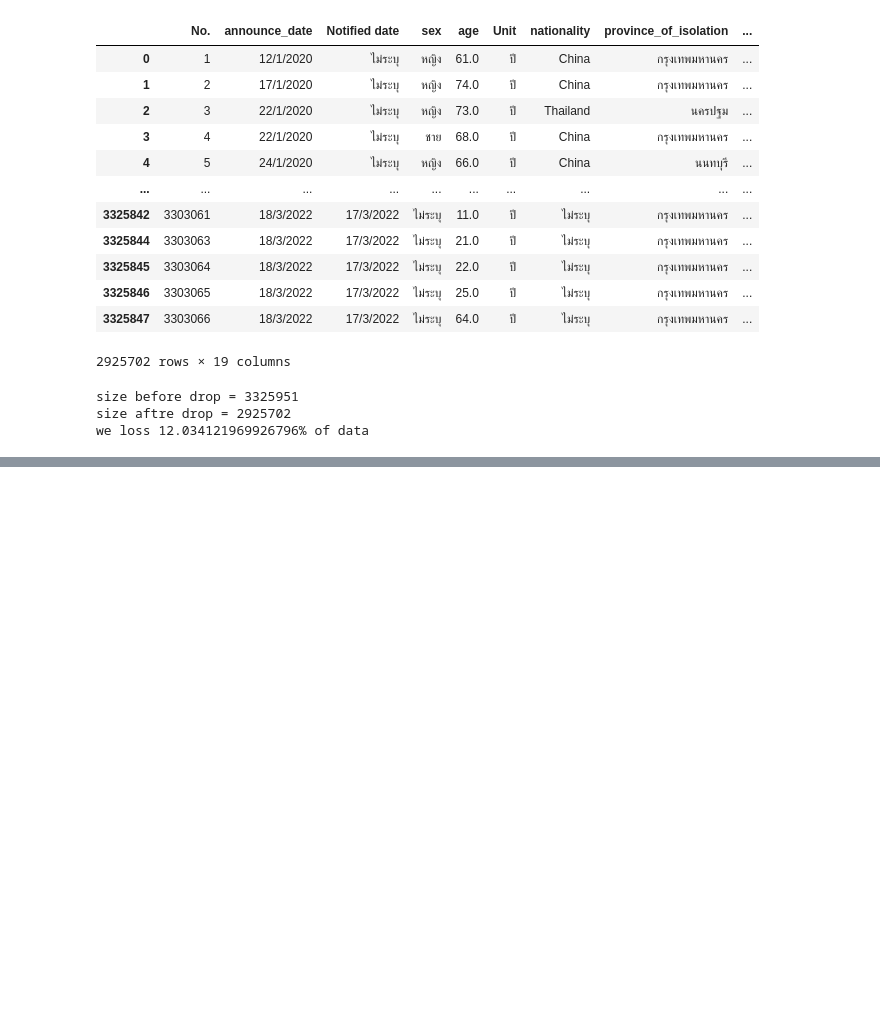
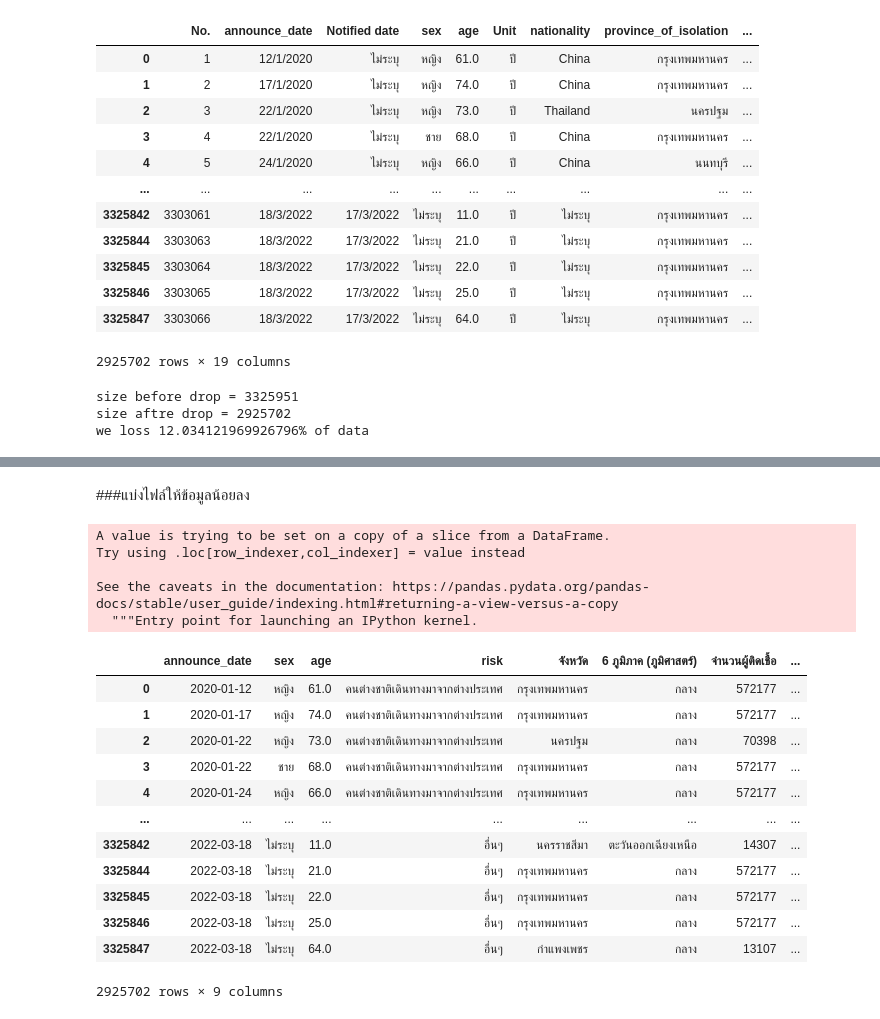
Before and after one commit to Kanyarat-S/data_viz_2020, a Jupyter notebook: Project_python.ipynb, the cells around one changed output, grey strips where cells are left out. Cells and saved outputs as stored; diff of their text form; code cells hidden in the pictures; blank space fills up the shorter version.

```diff
--- a/Project_python.ipynb
+++ b/Project_python.ipynb
@@ -890,0 +889,24 @@ datafinal
+# %% [markdown]
+###แบ่งไฟล์ให้ข้อมูลน้อยลง
+# %%
+databeforeuse['announce_date'] = pd.to_datetime(databeforeuse['announce_date'],format="%d/%m/%Y")
+databeforeuse
+# %% [output]
+A value is trying to be set on a copy of a slice from a DataFrame.
+Try using .loc[row_indexer,col_indexer] = value instead
+
+See the caveats in the documentation: https://pandas.pydata.org/pandas-docs/stable/user_guide/indexing.html#returning-a-view-versus-a-copy
+  """Entry point for launching an IPython kernel.
+|  | announce_date | sex | age | risk | จังหวัด | 6 ภูมิภาค (ภูมิศาสตร์) | จำนวนผู้ติดเชื้อ | ... |
+| 0 | 2020-01-12 | หญิง | 61.0 | คนต่างชาติเดินทางมาจากต่างประเทศ | กรุงเทพมหานคร | กลาง | 572177 | ... |
+| 1 | 2020-01-17 | หญิง | 74.0 | คนต่างชาติเดินทางมาจากต่างประเทศ | กรุงเทพมหานคร | กลาง | 572177 | ... |
+| 2 | 2020-01-22 | หญิง | 73.0 | คนต่างชาติเดินทางมาจากต่างประเทศ | นครปฐม | กลาง | 70398 | ... |
+| 3 | 2020-01-22 | ชาย | 68.0 | คนต่างชาติเดินทางมาจากต่างประเทศ | กรุงเทพมหานคร | กลาง | 572177 | ... |
+| 4 | 2020-01-24 | หญิง | 66.0 | คนต่างชาติเดินทางมาจากต่างประเทศ | กรุงเทพมหานคร | กลาง | 572177 | ... |
+| ... | ... | ... | ... | ... | ... | ... | ... | ... |
+| 3325842 | 2022-03-18 | ไม่ระบุ | 11.0 | อื่นๆ | นครราชสีมา | ตะวันออกเฉียงเหนือ | 14307 | ... |
+| 3325844 | 2022-03-18 | ไม่ระบุ | 21.0 | อื่นๆ | กรุงเทพมหานคร | กลาง | 572177 | ... |
+| 3325845 | 2022-03-18 | ไม่ระบุ | 22.0 | อื่นๆ | กรุงเทพมหานคร | กลาง | 572177 | ... |
+| 3325846 | 2022-03-18 | ไม่ระบุ | 25.0 | อื่นๆ | กรุงเทพมหานคร | กลาง | 572177 | ... |
+| 3325847 | 2022-03-18 | ไม่ระบุ | 64.0 | อื่นๆ | กำแพงเพชร | กลาง | 13107 | ... |
+2925702 rows × 9 columns
```
Also changed, not shown: parts of 7 cells of this notebook.
